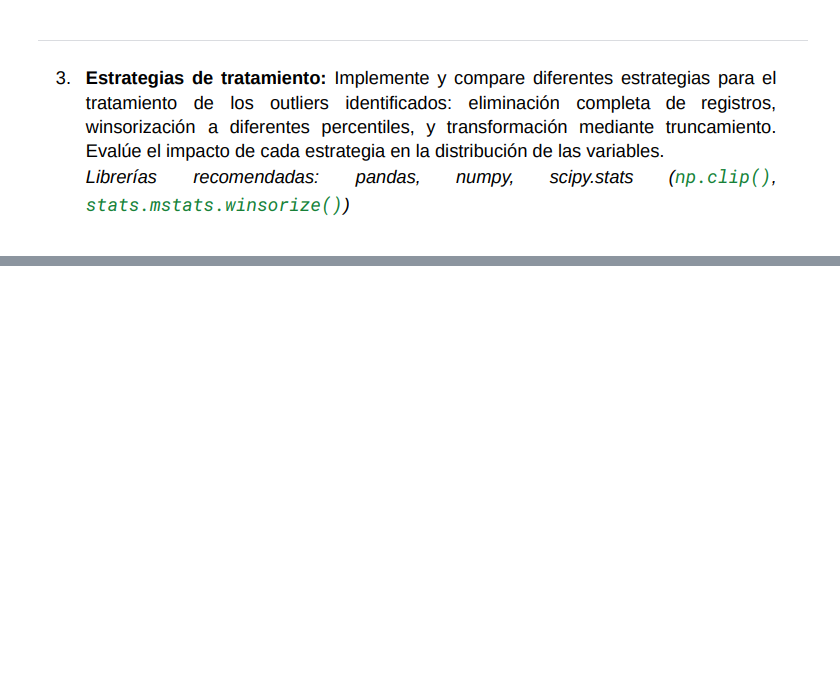
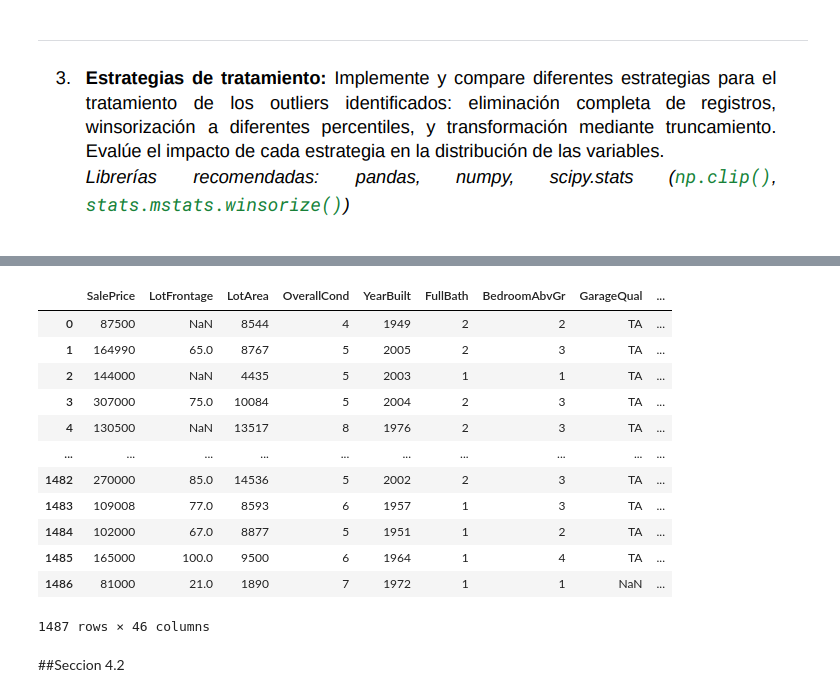
Before and after one commit to AlesioRios/Laboratorio-de-Datos-II, a Jupyter notebook: Lab_de_Datos_II_TP2.ipynb, the cells around one changed output, grey strips where cells are left out. Drawn from its saved outputs; the diff is of its cells as text; code cells hidden in the pictures; blank space fills up the shorter version.

```diff
--- a/Lab_de_Datos_II_TP2.ipynb
+++ b/Lab_de_Datos_II_TP2.ipynb
@@ -1551,0 +1684,21 @@ Comparación de estrategias de tratamiento — SalePrice
+# %%
+#Hacemos un one-hot encoding en el dataset original para ambas variables
+
+#Aplicar One-Hot Encoding
+pd.get_dummies(df, columns=['Neighborhood', 'MSZoning'], dtype=int)
+# %% [output]
+|  | SalePrice | LotFrontage | LotArea | OverallCond | YearBuilt | FullBath | BedroomAbvGr | GarageQual | ... |
+| 0 | 87500 | NaN | 8544 | 4 | 1949 | 2 | 2 | TA | ... |
+| 1 | 164990 | 65.0 | 8767 | 5 | 2005 | 2 | 3 | TA | ... |
+| 2 | 144000 | NaN | 4435 | 5 | 2003 | 1 | 1 | TA | ... |
+| 3 | 307000 | 75.0 | 10084 | 5 | 2004 | 2 | 3 | TA | ... |
+| 4 | 130500 | NaN | 13517 | 8 | 1976 | 2 | 3 | TA | ... |
+| ... | ... | ... | ... | ... | ... | ... | ... | ... | ... |
+| 1482 | 270000 | 85.0 | 14536 | 5 | 2002 | 2 | 3 | TA | ... |
+| 1483 | 109008 | 77.0 | 8593 | 6 | 1957 | 1 | 3 | TA | ... |
+| 1484 | 102000 | 67.0 | 8877 | 5 | 1951 | 1 | 2 | TA | ... |
+| 1485 | 165000 | 100.0 | 9500 | 6 | 1964 | 1 | 4 | TA | ... |
+| 1486 | 81000 | 21.0 | 1890 | 7 | 1972 | 1 | 1 | NaN | ... |
+1487 rows × 46 columns
+# %% [markdown]
+##Seccion 4.2
```
Also changed, not shown: parts of 79 cells of this notebook.
